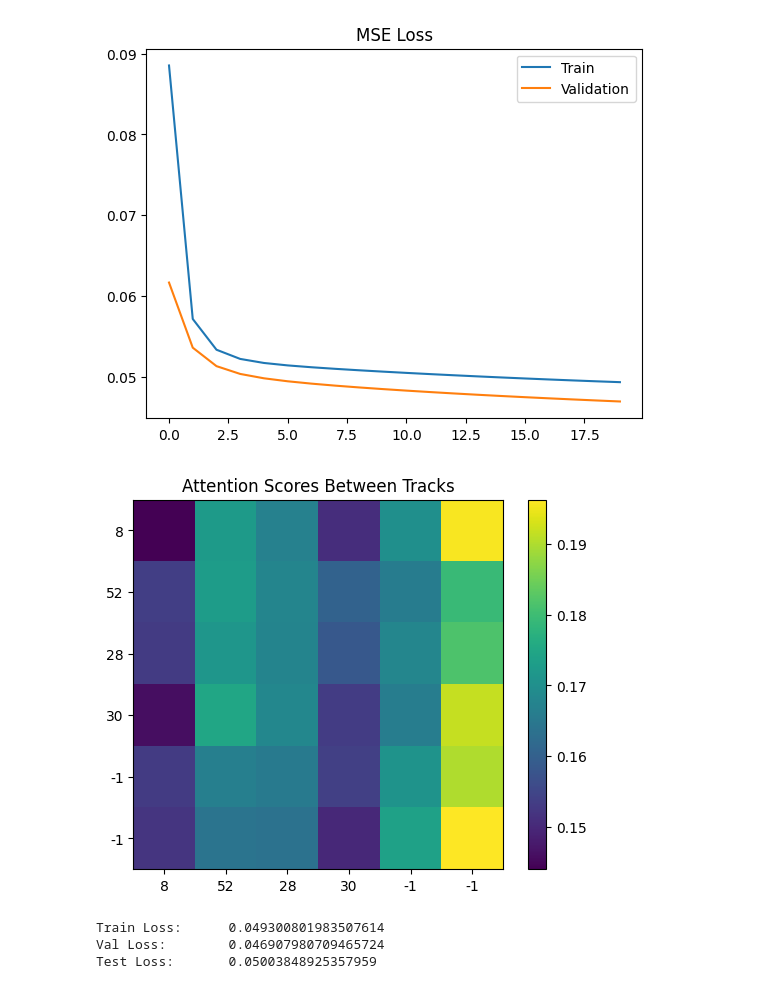
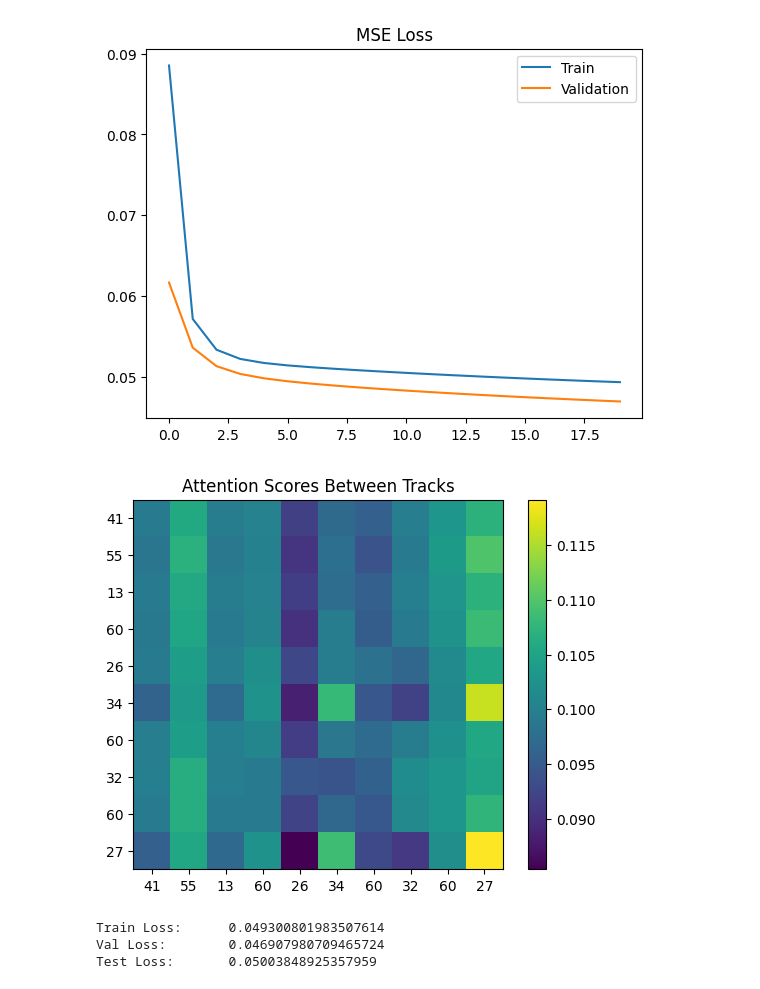
Before and after one commit to LukeV37/Pythia, a Jupyter notebook: Jet_Attention_Model.ipynb, the cells around one changed output. Cells and saved outputs as stored; diff of their text form; code cells hidden in the pictures.

```diff
--- a/Jet_Attention_Model.ipynb
+++ b/Jet_Attention_Model.ipynb
@@ -219,22 +219,22 @@ Epoch: 18       Train Loss: 0.049407    Val Loss: 0.047034
 Epoch: 19       Train Loss: 0.049301    Val Loss: 0.046908
 [figure]
 # %%
-jet_no = 5
+jet_no = 0
 
 model.eval()
 output, weights = model(Jets_testing[jet_no].jet_features.to(device), Jets_testing[jet_no].trk_features.to(device))
 plt.imshow(weights.detach().cpu().numpy())
 ticks = [x for x in range(len(Jets_testing[jet_no].trk_features))]
 tick_labels = []
 for trk in range(len(Jets_testing[jet_no].trk_features)):
     tick_labels.append(int(Jets_testing[jet_no].trk_labels[trk]))
 plt.xticks(ticks, tick_labels)
 plt.yticks(ticks, tick_labels)
 plt.colorbar()
 plt.title("Attention Scores Between Tracks")
 plt.show()
 # %% [output]
-[figure, old version]
+[figure, new version]
 # %%
 model.eval()
 cumulative_loss_test = 0
```
Also changed, not shown: 1 other file.
